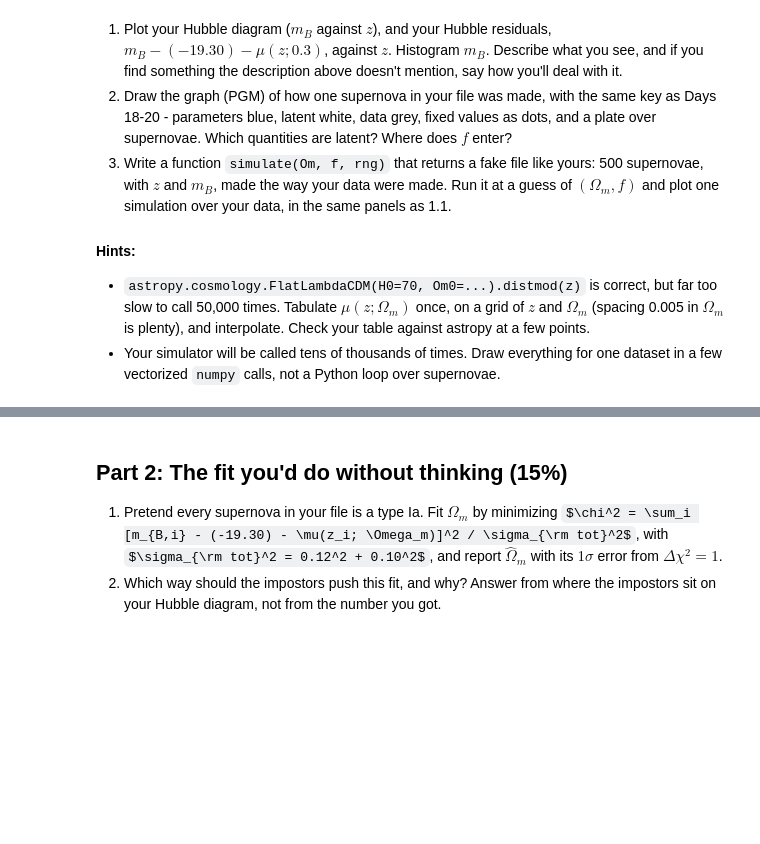
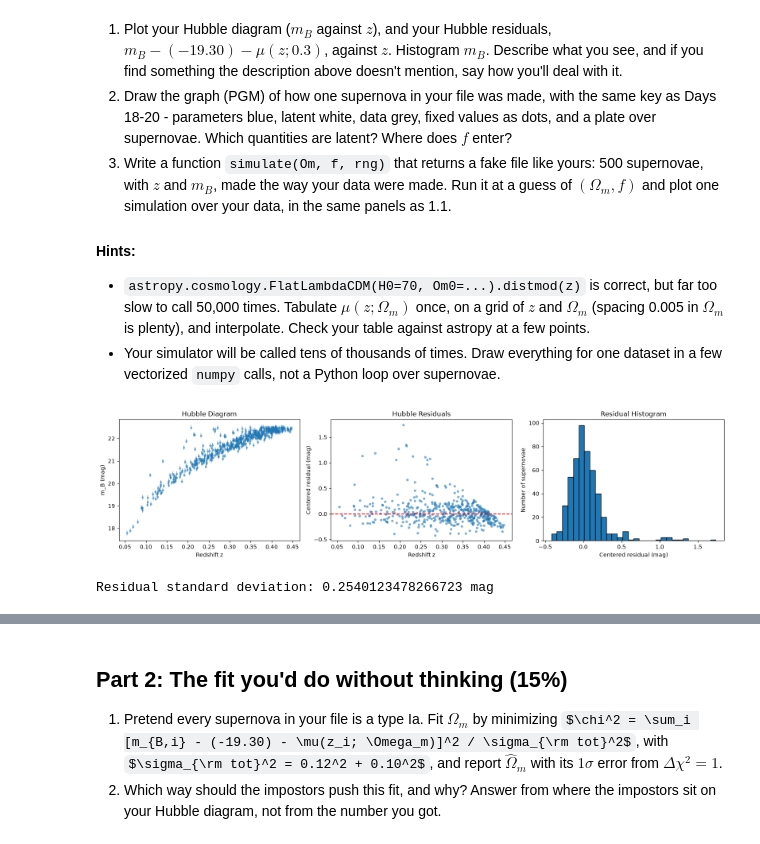
Before and after one commit to PranavanRajaratnam/ast457_2026_Fall, a Jupyter notebook: labs/09/lab09.ipynb, the cells around one changed output, grey strips where cells are left out. Cells and saved outputs as stored; diff of their text form; code cells hidden in the pictures; some formulas as TeX source; blank space fills up the shorter version.

```diff
--- a/labs/09/lab09.ipynb
+++ b/labs/09/lab09.ipynb
@@ -44,3 +55,41 @@ Your $\Omega_m$ and $f$ are graded by how far they are from the truth in units o
 - Your simulator will be called tens of thousands of times. Draw everything for one dataset in a few vectorized `numpy` calls, not a Python loop over supernovae.
 # %%
 # Part 1: your work here
+
+from astropy.cosmology import FlatLambdaCDM
+
+Om_guess = 0.3
+cosmo = FlatLambdaCDM(H0=70, Om0=Om_guess)
+
+mu_ref = cosmo.distmod(z).value
+
+raw_residual = m - mu_ref
+residual = raw_residual - np.median(raw_residual)
+
+fig, ax = plt.subplots(1, 3, figsize=(16, 4))
+
+ax[0].errorbar(z, m, yerr=sig_m,
+               fmt='.', alpha=0.45)
+ax[0].set_xlabel('Redshift z')
+ax[0].set_ylabel('m_B (mag)')
+ax[0].set_title('Hubble Diagram')
+
+ax[1].scatter(z, residual, s=12, alpha=0.5)
+ax[1].axhline(0, color='red', linestyle='--')
+ax[1].set_xlabel('Redshift z')
+ax[1].set_ylabel('Centered residual (mag)')
+ax[1].set_title('Hubble Residuals')
+
+ax[2].hist(residual, bins=30, edgecolor='black')
+ax[2].set_xlabel('Centered residual (mag)')
+ax[2].set_ylabel('Number of supernovae')
+ax[2].set_title('Residual Histogram')
+
+plt.tight_layout()
+plt.show()
+
+print("Residual standard deviation:",
+      np.std(residual), "mag")
+# %% [output]
+[figure, added]
+Residual standard deviation: 0.2540123478266723 mag
```
Also changed, not shown: parts of 21 cells of this notebook, 1 other file.
